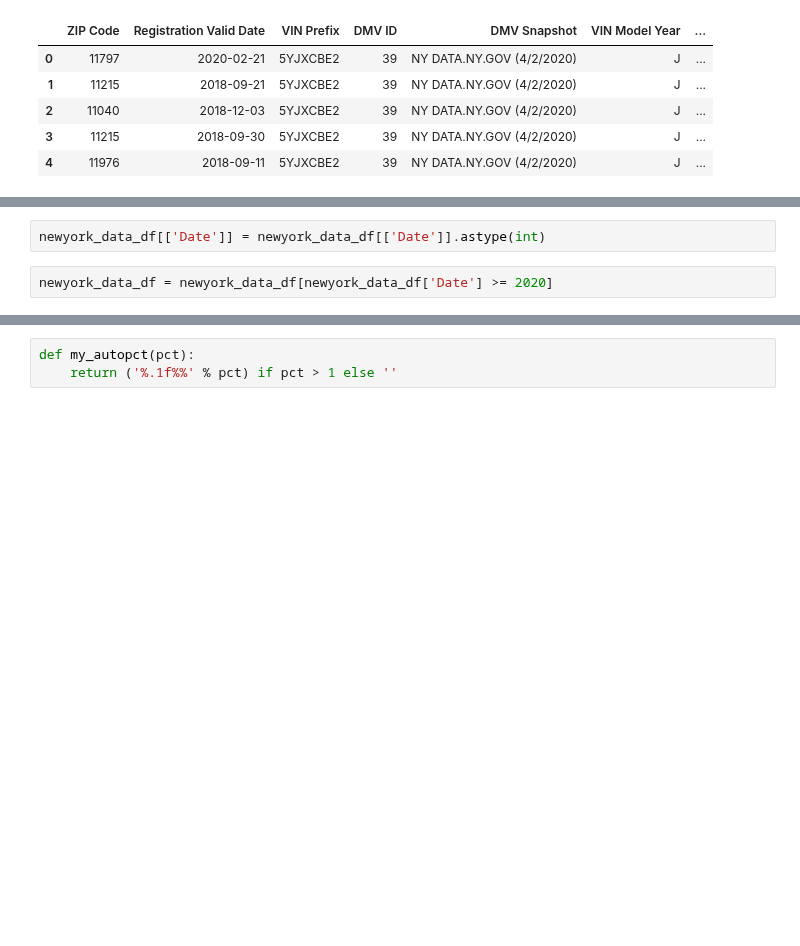
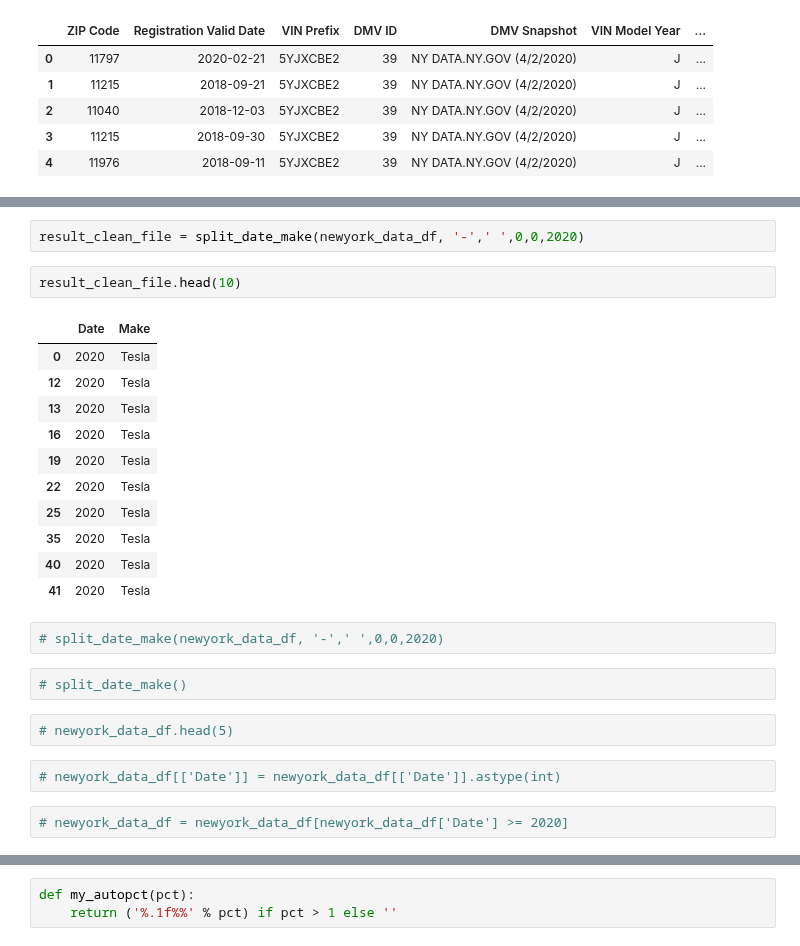
Before and after one commit to MarcccHuuu/2022Spring_Finals_EV, a Jupyter notebook: Hypothesis2.ipynb, the cells around one changed output, grey strips where cells are left out. Saved outputs shown, nothing was run; the diff lists cells and outputs as text; blank space fills up the shorter version.

```diff
--- a/Hypothesis2.ipynb
+++ b/Hypothesis2.ipynb
@@ -56,5 +57,27 @@ newyork_data_df.head(5)
+# %%
+result_clean_file = split_date_make(newyork_data_df, '-',' ',0,0,2020)
+# %%
+result_clean_file.head(10)
+# %% [output]
+|  | Date | Make |
+| 0 | 2020 | Tesla |
+| 12 | 2020 | Tesla |
+| 13 | 2020 | Tesla |
+| 16 | 2020 | Tesla |
+| 19 | 2020 | Tesla |
+| 22 | 2020 | Tesla |
+| 25 | 2020 | Tesla |
+| 35 | 2020 | Tesla |
+| 40 | 2020 | Tesla |
+| 41 | 2020 | Tesla |
+# %%
+# split_date_make(newyork_data_df, '-',' ',0,0,2020)
+# %%
+# split_date_make()
+# %%
+# newyork_data_df.head(5)
 # %%
-newyork_data_df[['Date']] = newyork_data_df[['Date']].astype(int)
+# newyork_data_df[['Date']] = newyork_data_df[['Date']].astype(int)
 # %%
-newyork_data_df = newyork_data_df[newyork_data_df['Date'] >= 2020]
+# newyork_data_df = newyork_data_df[newyork_data_df['Date'] >= 2020]
 # %%
```
Also changed, not shown: parts of 52 cells of this notebook.
